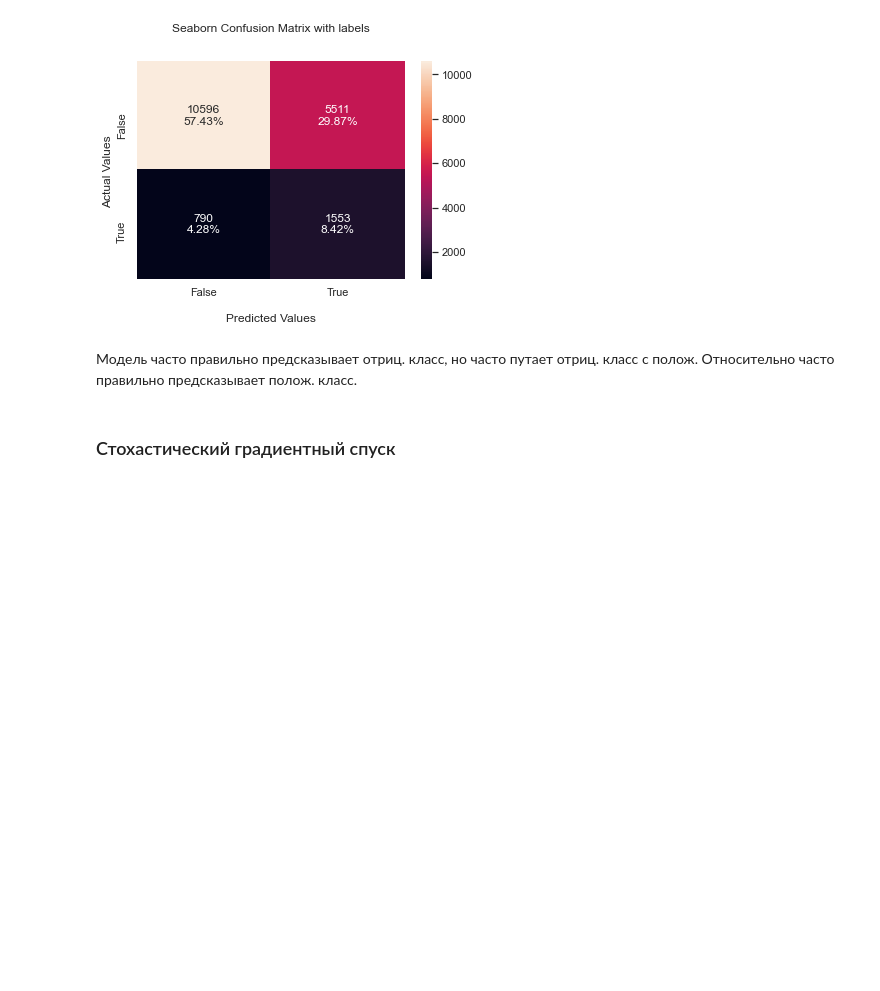
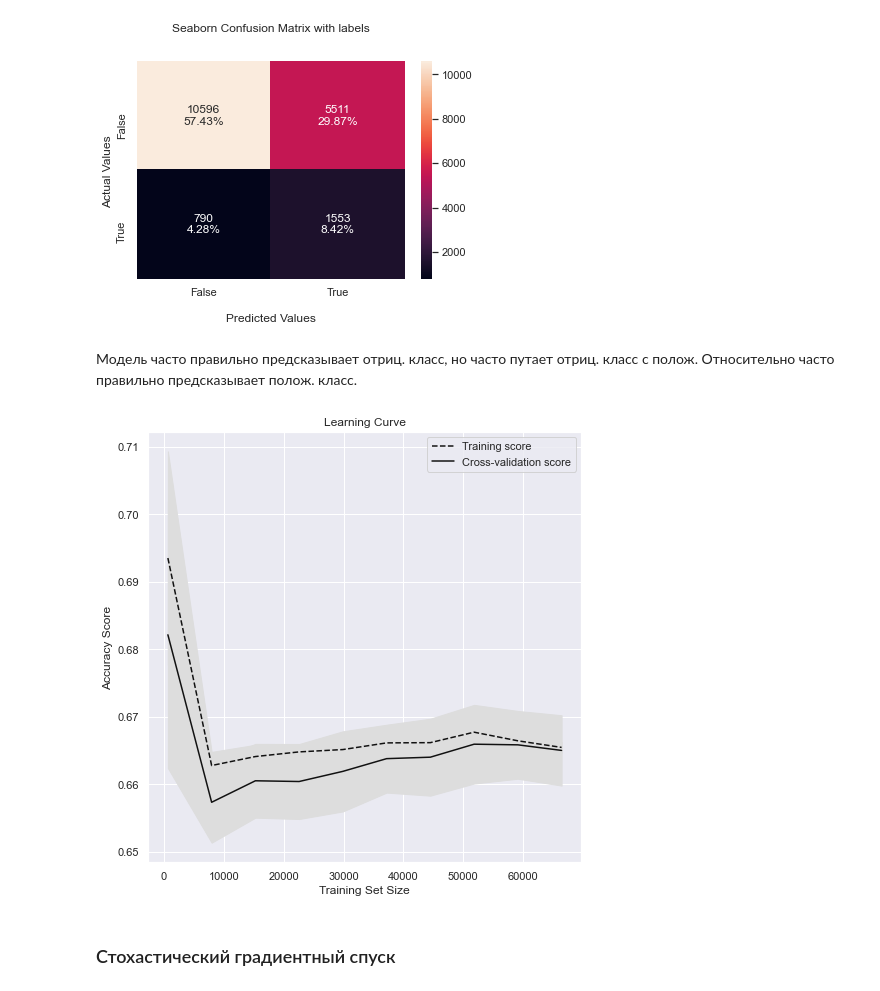
Before and after one commit to Said4U/Credit-scoring-ML, a Jupyter notebook: kurs.ipynb, the cells around one changed output. Saved outputs shown, nothing was run; the diff lists cells and outputs as text; code cells hidden in the pictures; blank space fills up the shorter version.

```diff
--- a/kurs.ipynb
+++ b/kurs.ipynb
@@ -871,8 +880,12 @@ Wall time: 93 ms
 show_confusion_matrix(ridge_prediction)
 # %% [output]
 [figure]
-# %% [markdown]
-Модель часто правильно предсказывает отриц. класс, но часто путает отриц. класс с полож. Относительно часто правильно предсказывает полож. класс.
+# %% [markdown]
+Модель часто правильно предсказывает отриц. класс, но часто путает отриц. класс с полож. Относительно часто правильно предсказывает полож. класс.
+# %%
+show_learning_curve(ridge_model)
+# %% [output]
+[figure, added]
 # %% [markdown]
 ### Стохастический градиентный спуск
 # %%
```
Also changed, not shown: parts of 110 cells of this notebook.
